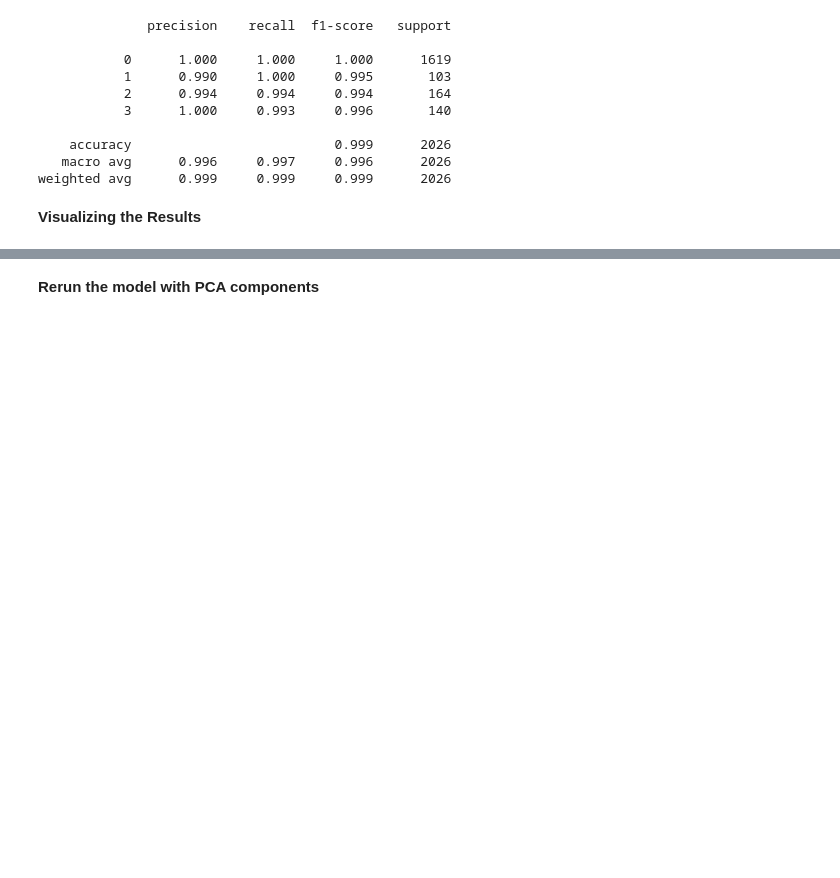
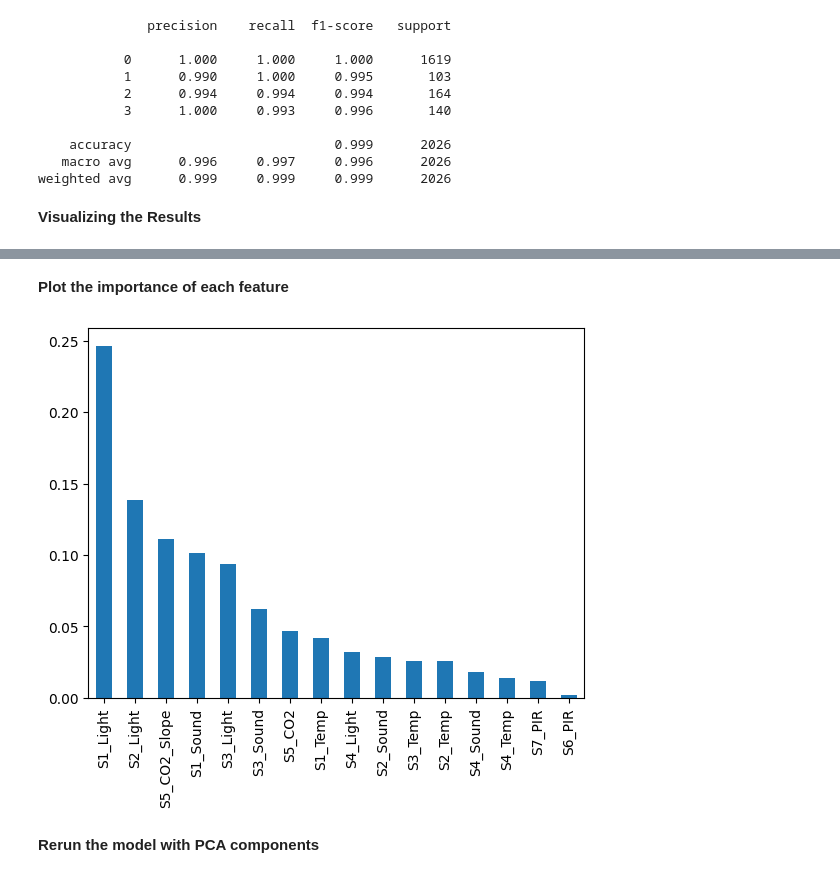
Before and after one commit to jeffreyfitzpatrick/Big-Data-Analytics-Capstone-Project, a Jupyter notebook: Random_Forest_Analysis.ipynb, the cells around one changed output, grey strips where cells are left out. Cells and saved outputs as stored; diff of their text form; code cells hidden in the pictures; blank space fills up the shorter version.

```diff
--- a/Random_Forest_Analysis.ipynb
+++ b/Random_Forest_Analysis.ipynb
@@ -183,6 +183,16 @@ for i in range(3):
 [drawing not drawn]
 [drawing not drawn]
 [drawing not drawn]
+# %% [markdown]
+**Plot the importance of each feature**
+# %%
+# Create a series containing feature importances from the model and feature names from the training data
+feature_importances = pd.Series(model.feature_importances_, index=X_train.columns).sort_values(ascending=False)
+
+# Plot a simple bar chart
+feature_importances.plot.bar();
+# %% [output]
+[figure, added]
 # %% [markdown]
 **Rerun the model with PCA components**
 # %%
```
